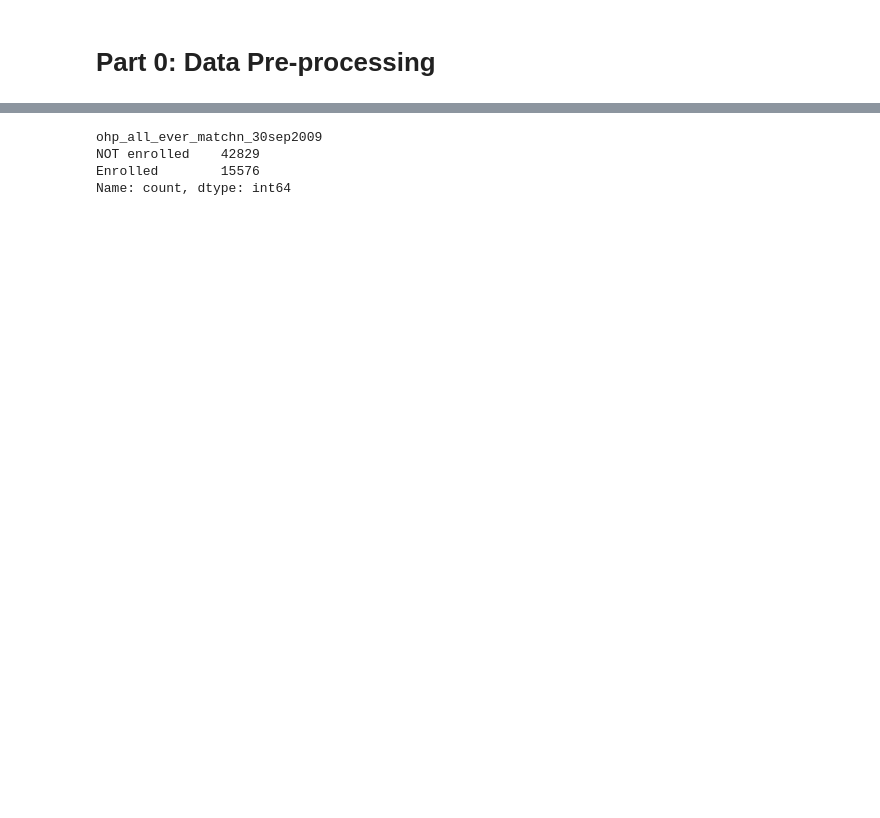
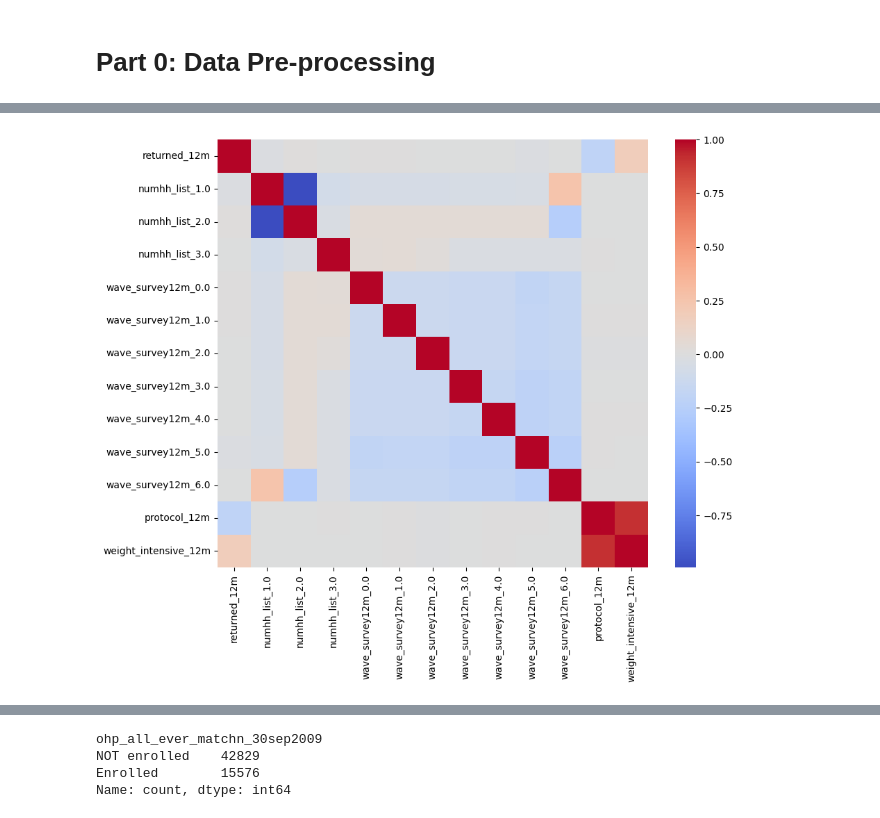
Before and after one commit to Yasmineouattara/ML_for_Econ_Final_Project, a Jupyter notebook: Data12m_NA_experiment_Donna.ipynb, the cells around one changed output, grey strips where cells are left out. Cells and saved outputs as stored; diff of their text form; code cells hidden in the pictures; blank space fills up the shorter version.

```diff
--- a/Data12m_NA_experiment_Donna.ipynb
+++ b/Data12m_NA_experiment_Donna.ipynb
@@ -491,0 +182,2 @@ How to identify confounding variables under a joint distribution setting? TA sai
+# %%
+f12m_rest_data.drop(columns=['ret_mode_12m', 'surv_lang_12m'], inplace=True)
@@ -491,0 +189,2 @@ How to identify confounding variables under a joint distribution setting? TA sai
+# %%
+f12m_imp_data = pd.concat([f12m_resp_imp_data, f12m_rest_data], ignore_index=True)
@@ -491,0 +231,11 @@ How to identify confounding variables under a joint distribution setting? TA sai
+# %%
+# Convert columns to factors
+f12m_imp_data['numhh_ori'] = f12m_imp_data['numhh_list']
+f12m_imp_data = pd.get_dummies(f12m_imp_data, columns=['numhh_list'], drop_first=False)
+
+f12m_imp_data['wave_ori'] = f12m_imp_data['wave_survey12m']
+f12m_imp_data = pd.get_dummies(f12m_imp_data, columns=['wave_survey12m'], drop_first=False)
+
+f12m_imp_data['numhh_wave_intcat'] = pd.Categorical(f12m_imp_data['numhh_ori'].astype(str) + ':' + f12m_imp_data['wave_ori'].astype(str))
+f12m_imp_data['numhh_wave_intori'] = f12m_imp_data['numhh_wave_intcat']
+f12m_imp_data = pd.get_dummies(f12m_imp_data, columns=['numhh_wave_intcat'], drop_first=False)
@@ -491,0 +393,6 @@ How to identify confounding variables under a joint distribution setting? TA sai
+# %%
+f12m_imp_corr1 = f12m_imp_data[['returned_12m',
+          'numhh_list_1.0', 'numhh_list_2.0', 'numhh_list_3.0',
+          'wave_survey12m_0.0', 'wave_survey12m_1.0', 'wave_survey12m_2.0',
+          'wave_survey12m_3.0', 'wave_survey12m_4.0', 'wave_survey12m_5.0', 'wave_survey12m_6.0',
+          'protocol_12m', 'weight_intensive_12m']]
@@ -491,0 +416,10 @@ How to identify confounding variables under a joint distribution setting? TA sai
+# %%
+corr1_mat = f12m_imp_corr1.corr() #.iloc[0, :]
+# focus on the first row / col
+
+plt.figure(figsize = (10,8))
+sns.heatmap(corr1_mat, cmap='coolwarm')
+plt.show()
+# note protocol_12m_copy_intensive
+# %% [output]
+[figure, added]
```
Also changed, not shown: parts of 164 cells of this notebook.
